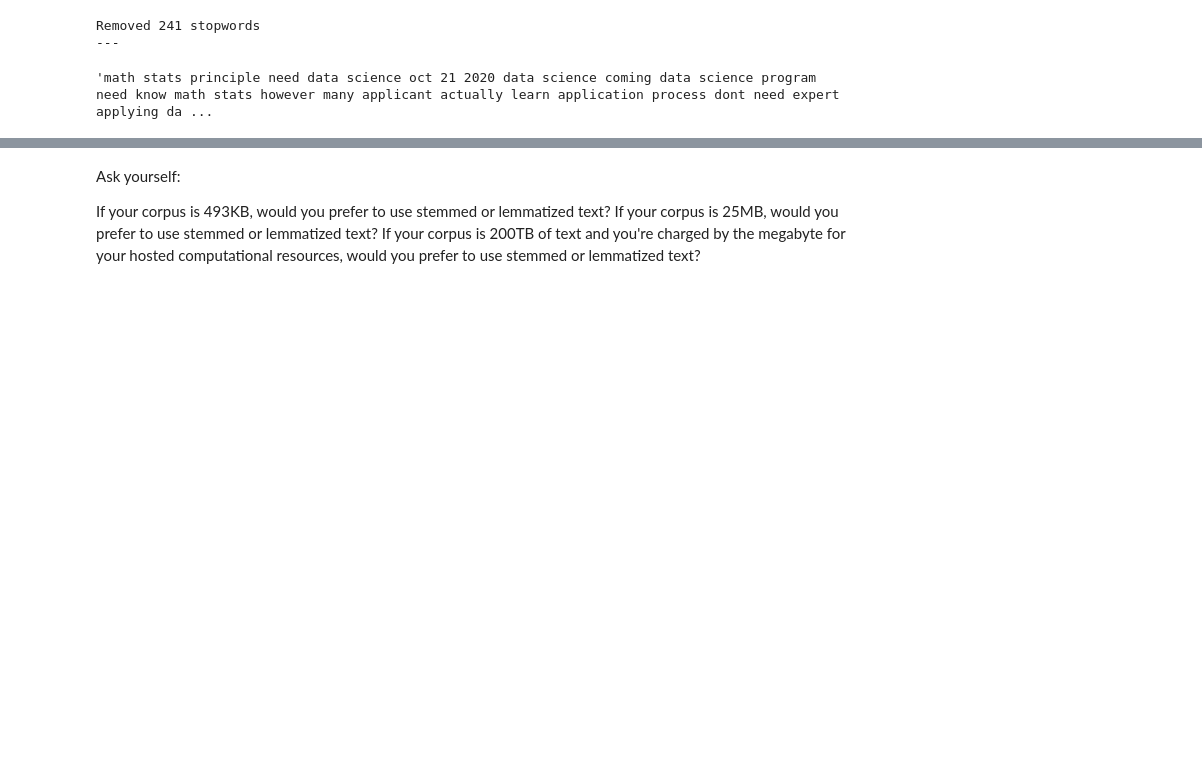
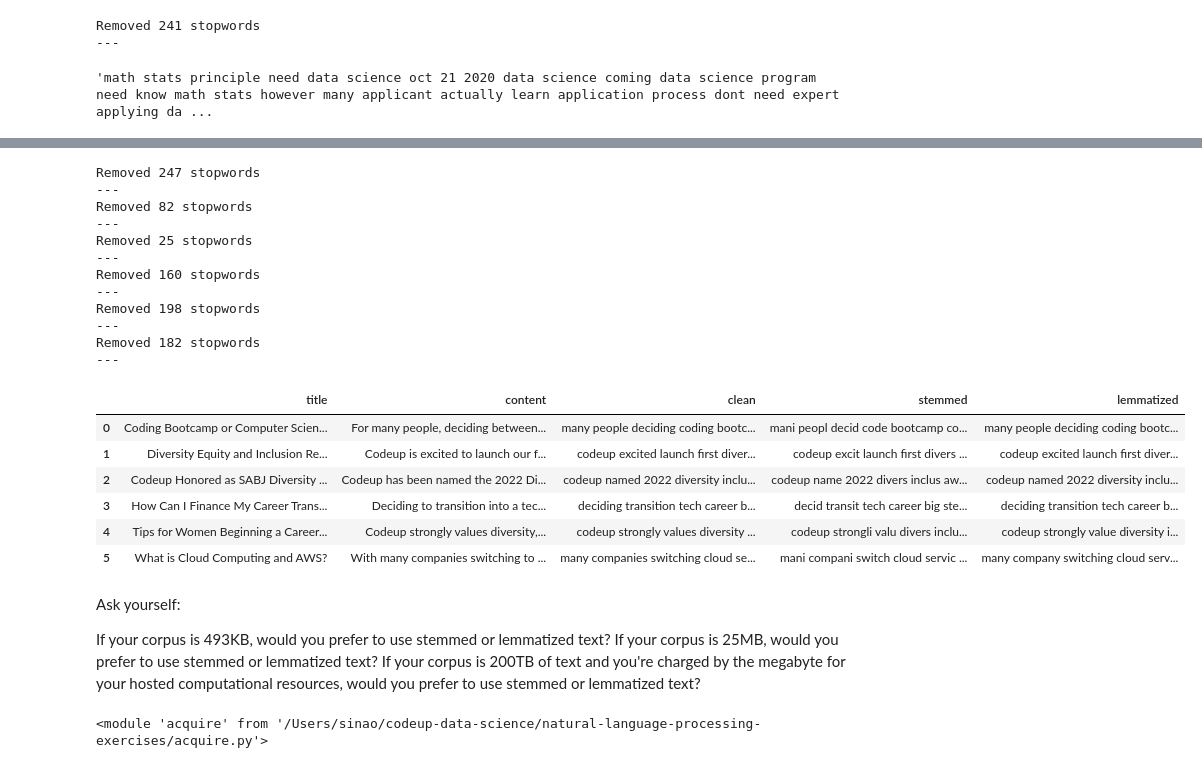
Before and after one commit to joshua-shorterivey/natural-language-processing-exercises, a Jupyter notebook: prepare.ipynb, the cells around one changed output, grey strips where cells are left out. Saved outputs shown, nothing was run; the diff lists cells and outputs as text; code cells hidden in the pictures; blank space fills up the shorter version.

```diff
--- a/prepare.ipynb
+++ b/prepare.ipynb
@@ -222,0 +282,2 @@ lemmatized to hold the lemmatized version of the cleaned data.
+# %%
+codeup_df = acquire.get_blog_content()
@@ -223,6 +292,35 @@ lemmatized to hold the lemmatized version of the cleaned data.
+# %%
+codeup_df['clean'] = codeup_df.content.apply(prepare.clean)
+codeup_df['stemmed'] = codeup_df.clean.apply(prepare.stem)
+codeup_df['lemmatized'] = codeup_df.clean.apply(prepare.lemmatize)
+codeup_df
+# %% [output]
+Removed 247 stopwords
+---
+Removed 82 stopwords
+---
+Removed 25 stopwords
+---
+Removed 160 stopwords
+---
+Removed 198 stopwords
+---
+Removed 182 stopwords
+---
+|  | title | content | clean | stemmed | lemmatized |
+| 0 | Coding Bootcamp or Computer Scien... | For many people, deciding between... | many people deciding coding bootc... | mani peopl decid code bootcamp co... | many people deciding coding bootc... |
+| 1 | Diversity Equity and Inclusion Re... | Codeup is excited to launch our f... | codeup excited launch first diver... | codeup excit launch first divers ... | codeup excited launch first diver... |
+| 2 | Codeup Honored as SABJ Diversity ... | Codeup has been named the 2022 Di... | codeup named 2022 diversity inclu... | codeup name 2022 divers inclus aw... | codeup named 2022 diversity inclu... |
+| 3 | How Can I Finance My Career Trans... | Deciding to transition into a tec... | deciding transition tech career b... | decid transit tech career big ste... | deciding transition tech career b... |
+| 4 | Tips for Women Beginning a Career... | Codeup strongly values diversity,... | codeup strongly values diversity ... | codeup strongli valu divers inclu... | codeup strongly value diversity i... |
+| 5 | What is Cloud Computing and AWS? | With many companies switching to ... | many companies switching cloud se... | mani compani switch cloud servic ... | many company switching cloud serv... |
 # %% [markdown]
 Ask yourself:
 
 If your corpus is 493KB, would you prefer to use stemmed or lemmatized text?
 If your corpus is 25MB, would you prefer to use stemmed or lemmatized text?
 If your corpus is 200TB of text and you're charged by the megabyte for your hosted computational resources, would you prefer to use stemmed or lemmatized text?
+# %%
+reload(acquire)
+# %% [output]
+<module 'acquire' from '/Users/sinao/codeup-data-science/natural-language-processing-exercises/acquire.py'>
```
Also changed, not shown: parts of 10 cells of this notebook, 2 other files.
